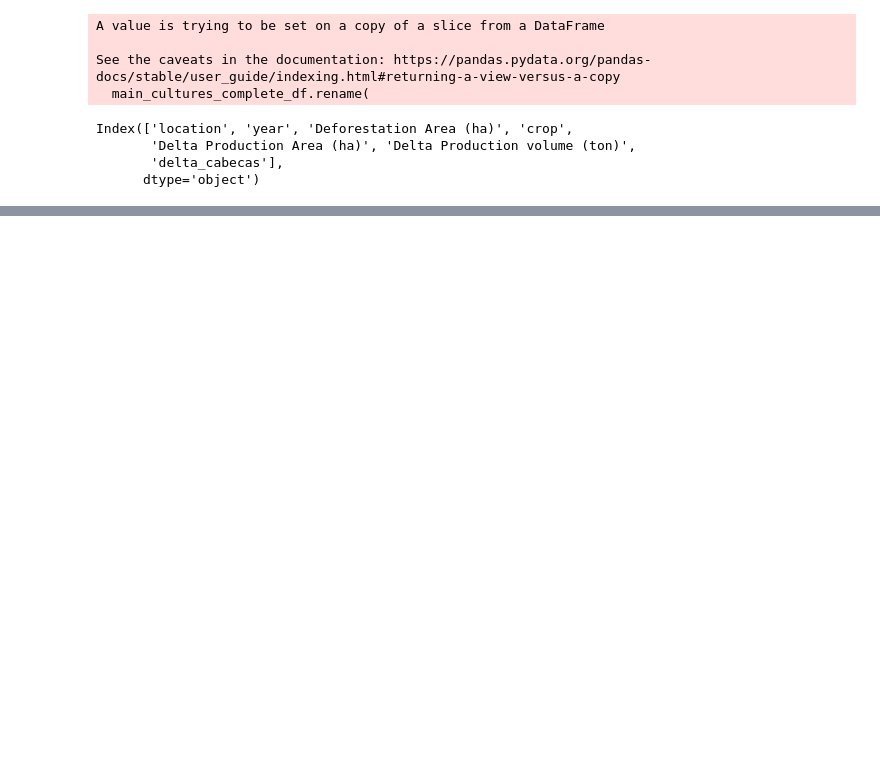
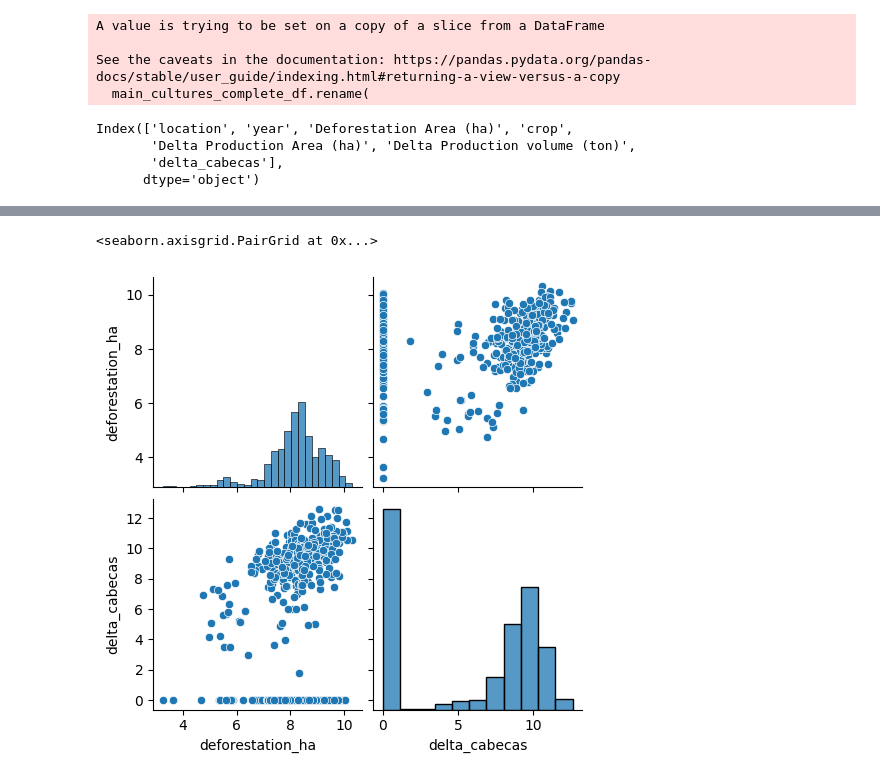
Before and after one commit to iglesiascaio/pantanal_deforestation, a Jupyter notebook: notebooks/delta_analysis.ipynb, the cells around one changed output, grey strips where cells are left out. Saved outputs shown, nothing was run; the diff lists cells and outputs as text; code cells hidden in the pictures; blank space fills up the shorter version.

```diff
--- a/notebooks/delta_analysis.ipynb
+++ b/notebooks/delta_analysis.ipynb
@@ -423,0 +456,5 @@ sns.pairplot(complete_df_pecuaria[['deforestation_ha', 'numero_cabecas']])
+# %%
+sns.pairplot(np.log1p(complete_df_pecuaria[['deforestation_ha', 'delta_cabecas']]))
+# %% [output]
+<seaborn.axisgrid.PairGrid at 0x...>
+[figure, added]
```
Also changed, not shown: parts of 10 cells of this notebook, 25 other files.
